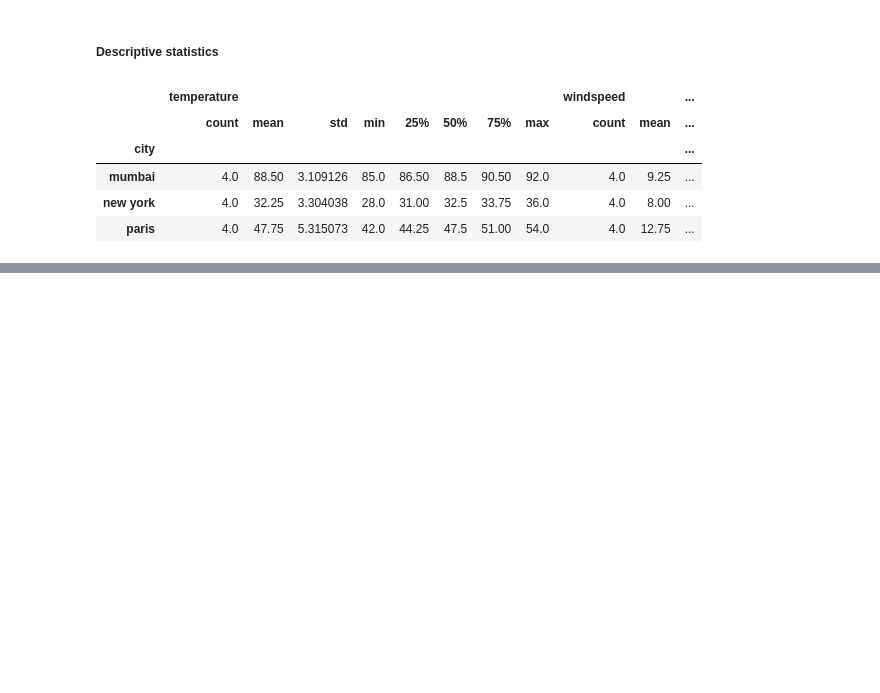
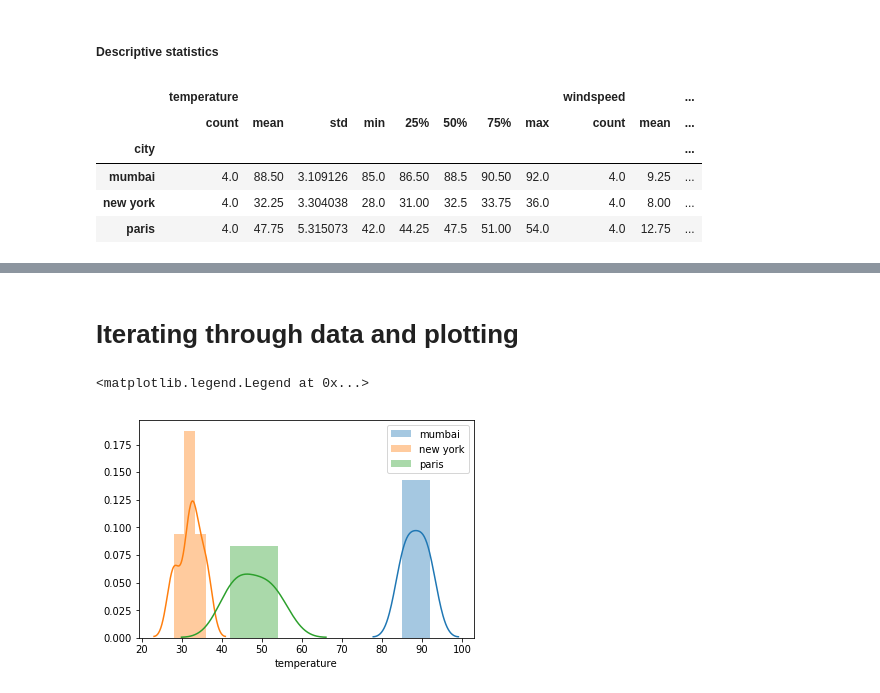
Before and after one commit to AmitBaroi/Codebasics---Pandas, a Jupyter notebook: 5_Group by.ipynb, the cells around one changed output, grey strips where cells are left out. Drawn from its saved outputs; the diff is of its cells as text; code cells hidden in the pictures; blank space fills up the shorter version.

```diff
--- a/5_Group by.ipynb
+++ b/5_Group by.ipynb
@@ -136,3 +136,12 @@ g.describe()
 
 # More info
 There are is so much more we can do with grouped data. For more information visit: [Pandas Groupby documentation](https://pandas.pydata.org/pandas-docs/stable/reference/groupby.html)
+# %% [markdown]
+# Iterating through data and plotting
+# %%
+for name, data in g:
+    sns.distplot(a=data['temperature'], label=name)
+plt.legend()
+# %% [output]
+<matplotlib.legend.Legend at 0x...>
+[figure, added]
```
Also changed, not shown: parts of 1 cell of this notebook, 3 other files.
